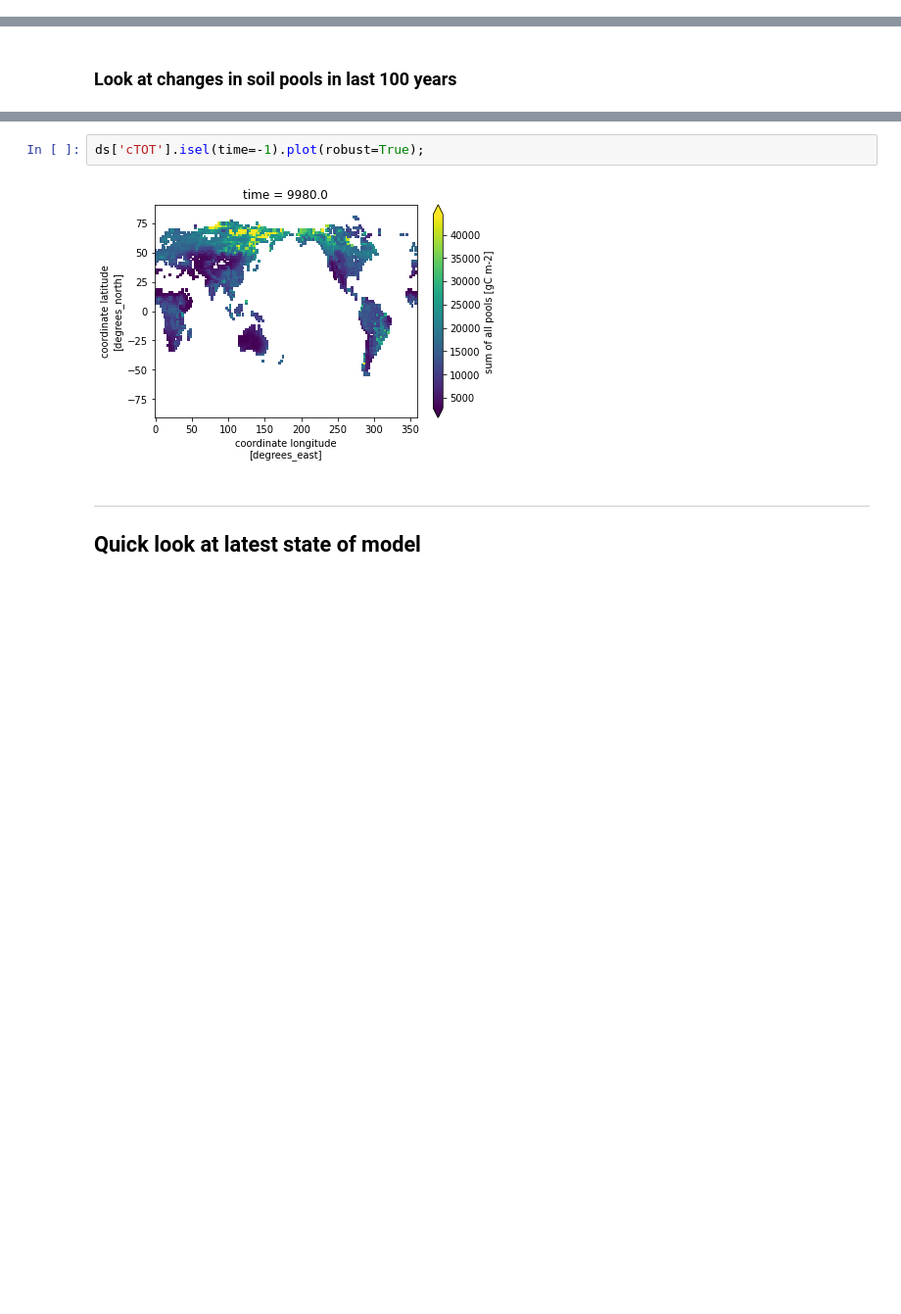
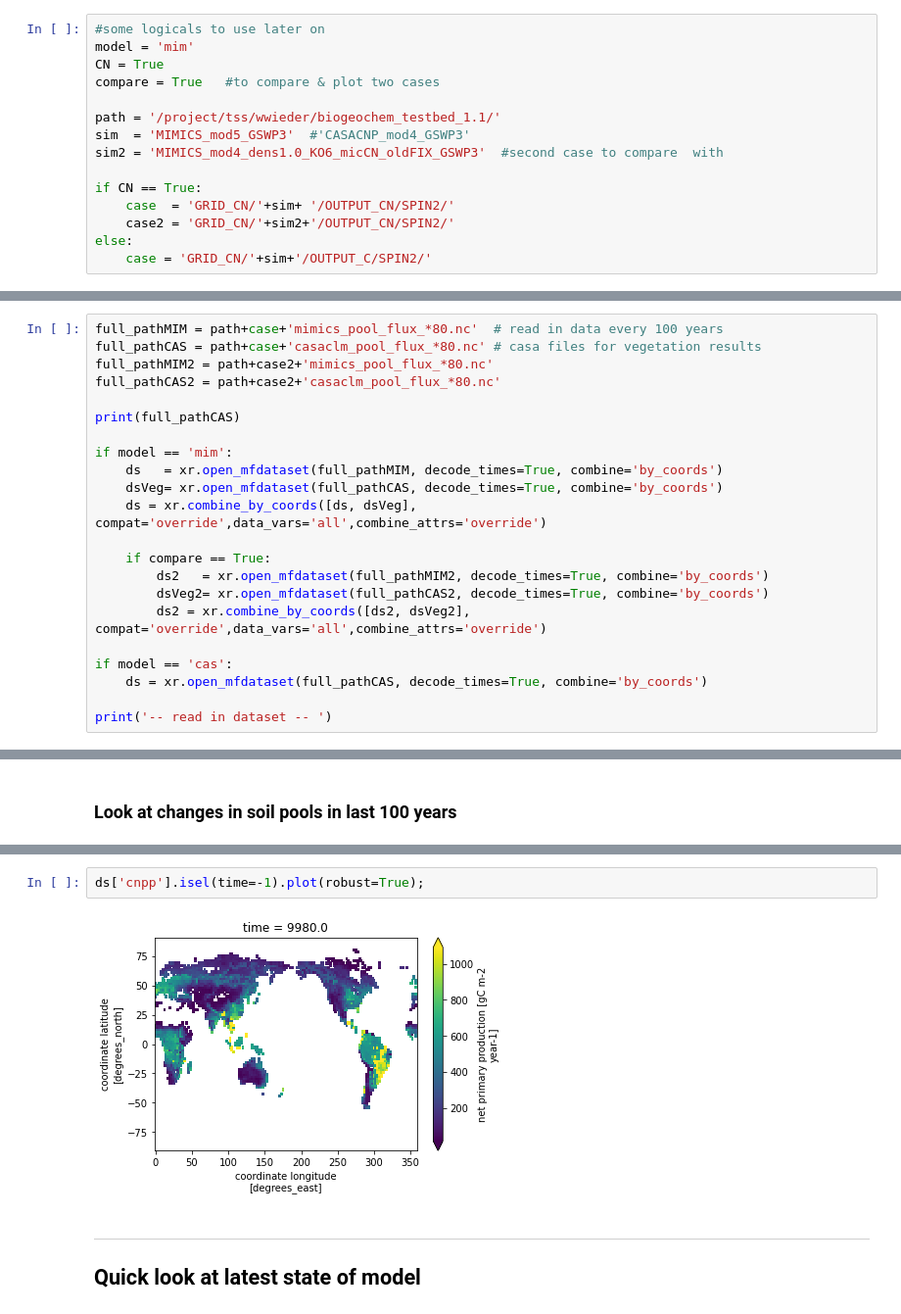
Before and after one commit to wwieder/biogeochem_testbed, a Jupyter notebook: analysis_code/CheckSpinup.ipynb, the cells around one changed output, grey strips where cells are left out. Shown at 98% size. Saved outputs shown, nothing was run; the diff lists cells and outputs as text; blank space fills up the shorter version.

```diff
--- a/analysis_code/CheckSpinup.ipynb
+++ b/analysis_code/CheckSpinup.ipynb
@@ -93,0 +63,15 @@ print('-- read in dataset -- ')
+# %%
+#some logicals to use later on
+model = 'mim'
+CN = True
+compare = True   #to compare & plot two cases
+
+path = '/project/tss/wwieder/biogeochem_testbed_1.1/'
+sim  = 'MIMICS_mod5_GSWP3'  #'CASACNP_mod4_GSWP3'
+sim2 = 'MIMICS_mod4_dens1.0_KO6_micCN_oldFIX_GSWP3'  #second case to compare  with
+
+if CN == True:
+    case  = 'GRID_CN/'+sim+ '/OUTPUT_CN/SPIN2/'
+    case2 = 'GRID_CN/'+sim2+'/OUTPUT_CN/SPIN2/'
+else:
+    case = 'GRID_CN/'+sim+'/OUTPUT_C/SPIN2/'
@@ -93,0 +80,22 @@ print('-- read in dataset -- ')
+# %%
+full_pathMIM = path+case+'mimics_pool_flux_*80.nc'  # read in data every 100 years
+full_pathCAS = path+case+'casaclm_pool_flux_*80.nc' # casa files for vegetation results
+full_pathMIM2 = path+case2+'mimics_pool_flux_*80.nc'
+full_pathCAS2 = path+case2+'casaclm_pool_flux_*80.nc'
+
+print(full_pathCAS)
+
+if model == 'mim':
+    ds   = xr.open_mfdataset(full_pathMIM, decode_times=True, combine='by_coords')
+    dsVeg= xr.open_mfdataset(full_pathCAS, decode_times=True, combine='by_coords')
+    ds = xr.combine_by_coords([ds, dsVeg], compat='override',data_vars='all',combine_attrs='override')
+
+    if compare == True:
+        ds2   = xr.open_mfdataset(full_pathMIM2, decode_times=True, combine='by_coords')
+        dsVeg2= xr.open_mfdataset(full_pathCAS2, decode_times=True, combine='by_coords')
+        ds2 = xr.combine_by_coords([ds2, dsVeg2], compat='override',data_vars='all',combine_attrs='override')
+
+if model == 'cas':
+    ds = xr.open_mfdataset(full_pathCAS, decode_times=True, combine='by_coords')
+
+print('-- read in dataset -- ')
@@ -176,7 +213,7 @@ change cTOT = 0.0 Pg C / 100.0 years
 # %%
-ds['cTOT'].isel(time=-1).plot(robust=True);
+ds['cnpp'].isel(time=-1).plot(robust=True);
 # %% [output]
-[figure, old version]
+[figure, new version]
 # %% [markdown]
 ------------------
 ## Quick look at latest state of model
```
Also changed, not shown: parts of 42 cells of this notebook, 1 other file.
